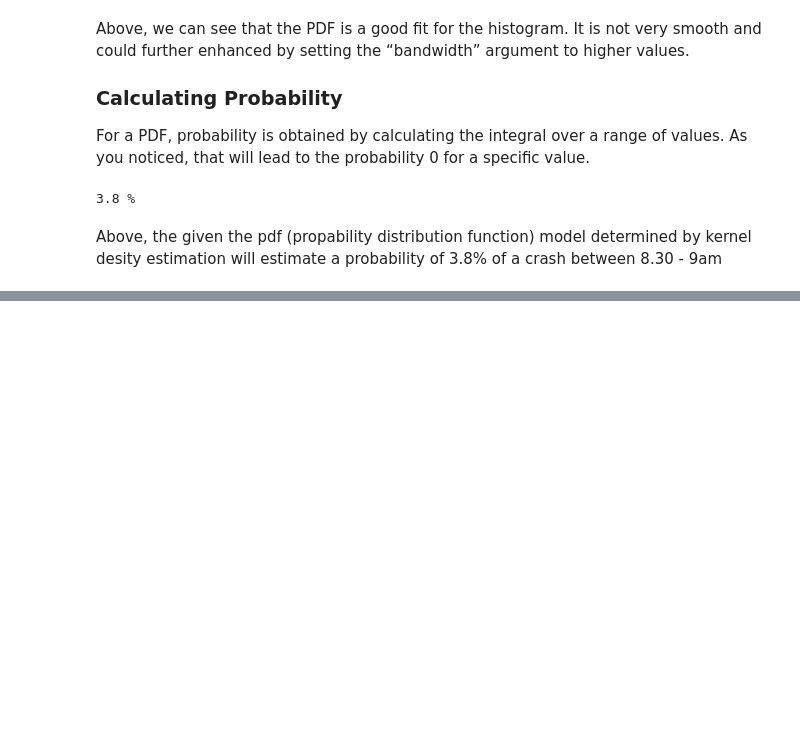
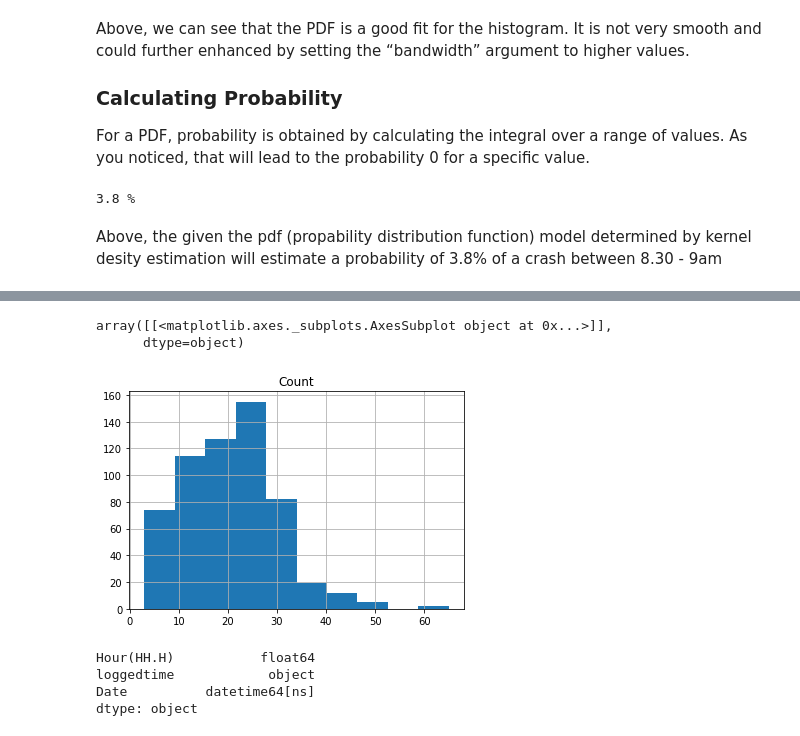
Before and after one commit to jaworra/Jupyter-Notebooks, a Jupyter notebook: crashDataAnalysis.ipynb, the cells around one changed output, grey strips where cells are left out. Saved outputs shown, nothing was run; the diff lists cells and outputs as text; code cells hidden in the pictures; blank space fills up the shorter version.

```diff
--- a/crashDataAnalysis.ipynb
+++ b/crashDataAnalysis.ipynb
@@ -108,0 +168,8 @@ Statistics with SciP
+# %%
+import pandas as pd
+columns_of_interest = ['Hour(HH.H)','loggedtime']
+crashes_incidents_possion = crashes_incidents[columns_of_interest]
+crashes_incidents_possion.head()
+#crashes_incidents_possion.dtypes
+crashes_incidents_possion['Date'] = pd.to_datetime(crashes_incidents_possion['loggedtime'],dayfirst=True)
+crashes_incidents_possion.dtypes
@@ -108,0 +210,19 @@ Statistics with SciP
+# %%
+#group/count by day and then sort
+crashes_incidents_possion_lite = crashes_incidents_possion['Date'].dt.date.value_counts().sort_index().reset_index()
+crashes_incidents_possion_lite.columns = ['Date','Count']
+crashes_incidents_possion_lite['Date'] = pd.to_datetime(crashes_incidents_possion_lite['Date'],dayfirst=True)
+# %%
+crashes_incidents_possion_lite.hist()
+# %% [output]
+array([[<matplotlib.axes._subplots.AxesSubplot object at 0x...>]],
+      dtype=object)
+[figure, added]
+# %%
+#crashes_incidents_possion_lite['Count'].describe()
+crashes_incidents_possion.dtypes
+# %% [output]
+Hour(HH.H)           float64
+loggedtime            object
+Date          datetime64[ns]
+dtype: object
```
Also changed, not shown: parts of 22 cells of this notebook.
